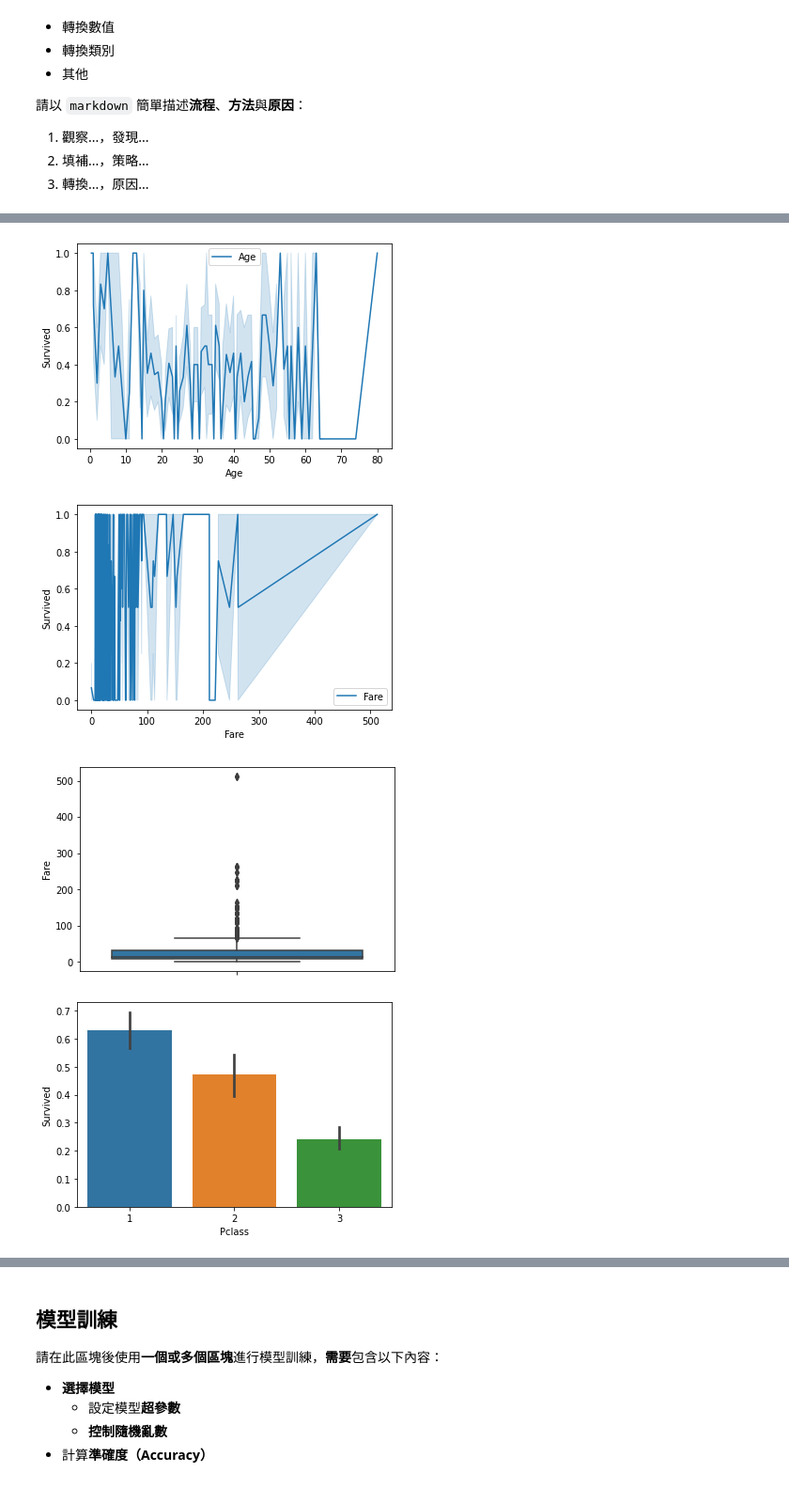
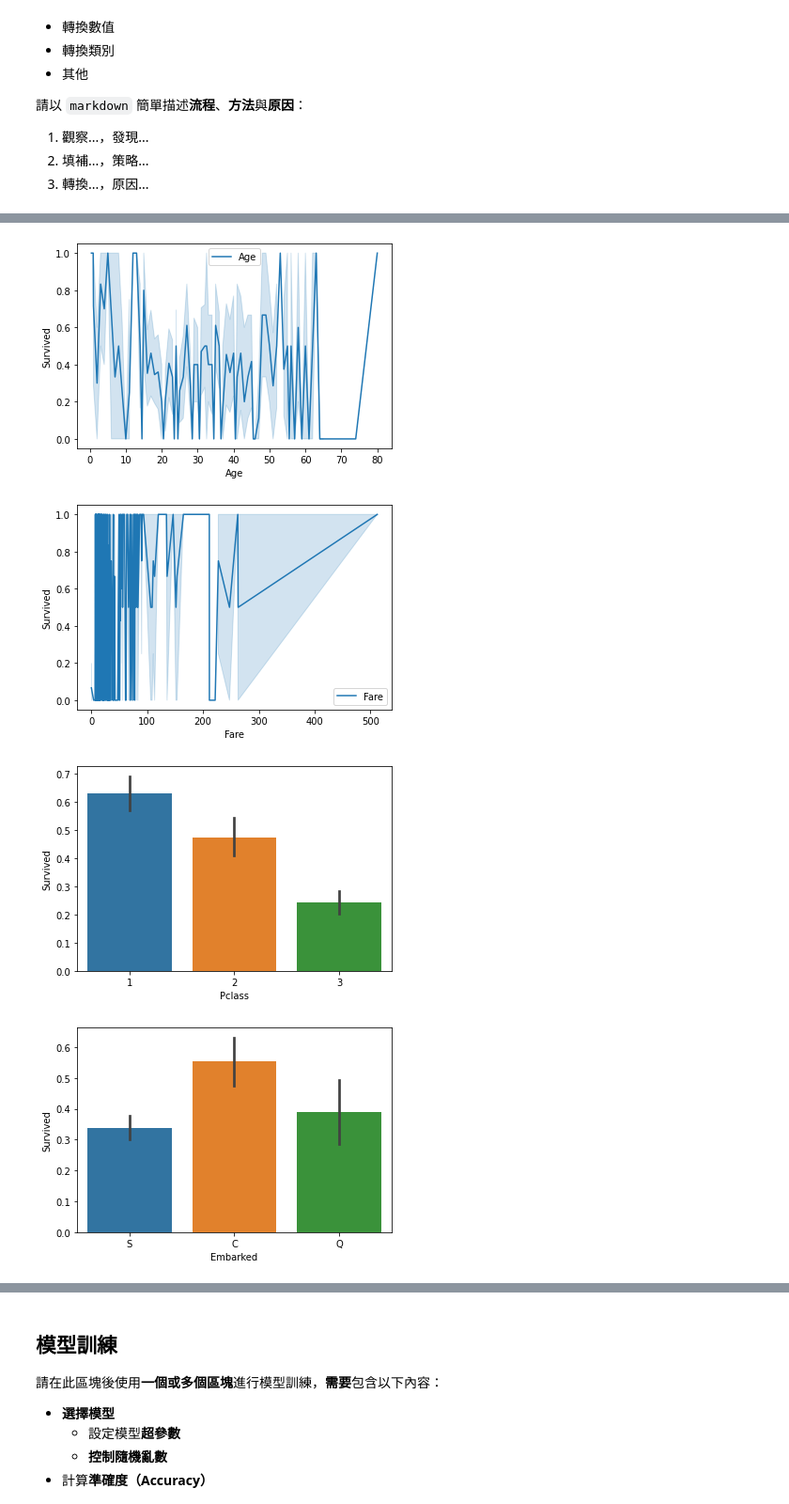
Before and after one commit to fancyshon/Machine-Learning-Practice, a Jupyter notebook: Titanic/main.ipynb, the cells around one changed output, grey strips where cells are left out. Shown: that part at 94% size. Saved outputs shown, nothing was run; the diff lists cells and outputs as text; code cells hidden in the pictures.

```diff
--- a/Titanic/main.ipynb
+++ b/Titanic/main.ipynb
@@ -212,11 +207,6 @@ seaborn.lineplot(
     y='Survived',
     data=df,
     label='Fare'
-)
-plt.show()
-
-seaborn.boxplot(
-    y=df['Fare']
 )
 plt.show()
 
@@ -231,33 +221,33 @@ plt.show()
 seaborn.barplot(
     x='Embarked',
     y='Survived',
     data=df,
     label='Embarked'
 )
 plt.show()
 
 seaborn.lineplot(
     x='Parch',
     y='Survived',
     data=df,
     label='Age'
 )
 plt.show()
 
 seaborn.lineplot(
     x='SibSp',
     y='Survived',
     data=df,
     label='Age'
 )
 plt.show()
 
 
 # print(df[(df['Sex']=='female') & (df['Survived']==1)])
 # print(df[(df['Sex']=='female') & (df['Survived']==0)])
 # %% [output]
 [figure]
-[figure, old version]
+[figure, new version]
 [figure]
-[figure, old version]
+[figure, new version]
-[figure, old version]
+[figure, new version]
```
Also changed, not shown: parts of 10 cells of this notebook.
